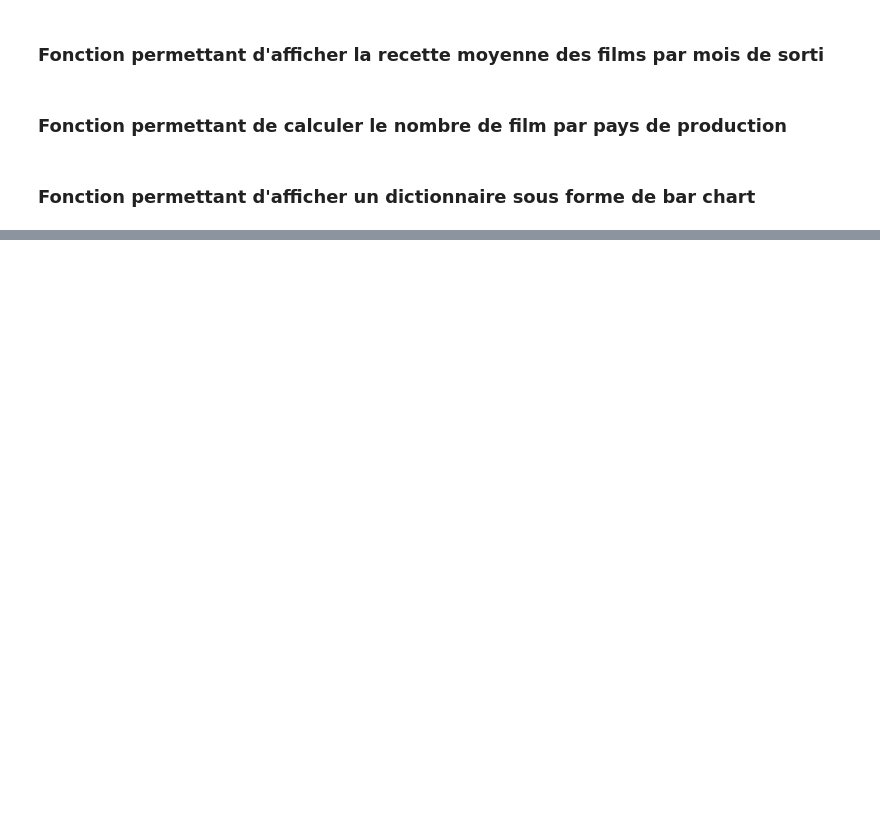
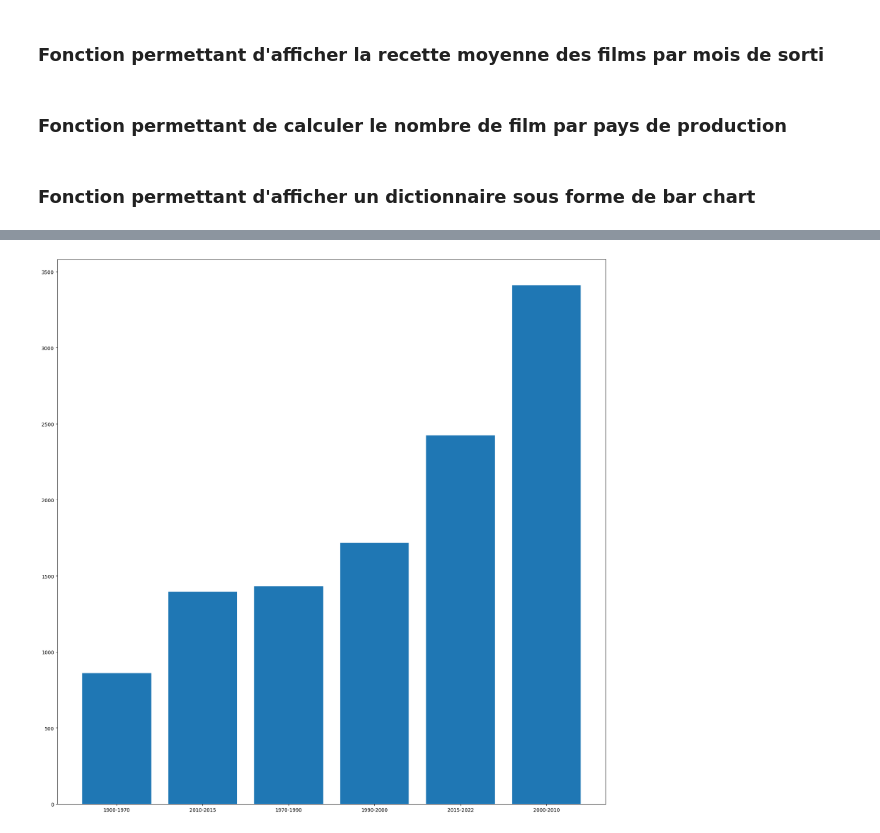
Before and after one commit to Keracles/MovieHype, a Jupyter notebook: data_exploration_noah.ipynb, the cells around one changed output, grey strips where cells are left out. Saved outputs shown, nothing was run; the diff lists cells and outputs as text; code cells hidden in the pictures; blank space fills up the shorter version.

```diff
--- a/data_exploration_noah.ipynb
+++ b/data_exploration_noah.ipynb
@@ -168,0 +174,28 @@ def nb_film_mois(df):
+# %%
+def nb_film_period(df):
+
+    new_df = df
+
+    dico_period = {} #créaction d'un dictionnaire pour stoker le nombre de film par mois
+
+    new_df['date'] = pd.to_datetime(new_df['date']) #modification du format de la date de string à datetime64[ns]
+
+    new_df['year'] = df.date.dt.year #récupération du mois de sortie à partir de la date
+
+    new_df['periode'] = np.digitize(new_df['year'], [1970, 1990, 2000, 2010, 2015], right=True) + 1
+
+    period_labels = ['1900-1970', '1970-1990','1990-2000', '2000-2010', '2010-2015', '2015-2022']
+
+    for i in range(new_df.shape[0]):
+
+        period = new_df.periode.iloc[i]
+
+        period_label = period_labels[period-1]
+
+        if period_label in list(dico_period.keys()):
+            dico_period[period_label] += 1
+        else:
+            dico_period[period_label] = 1
+
+
+    return dico_period
@@ -236,0 +289,5 @@ dict_to_bar(dico)
+# %%
+dico_periode = nb_film_period(dataset)
+dict_to_bar(dico_periode)
+# %% [output]
+[figure, added]
```
Also changed, not shown: parts of 10 cells of this notebook, 1 other file.
